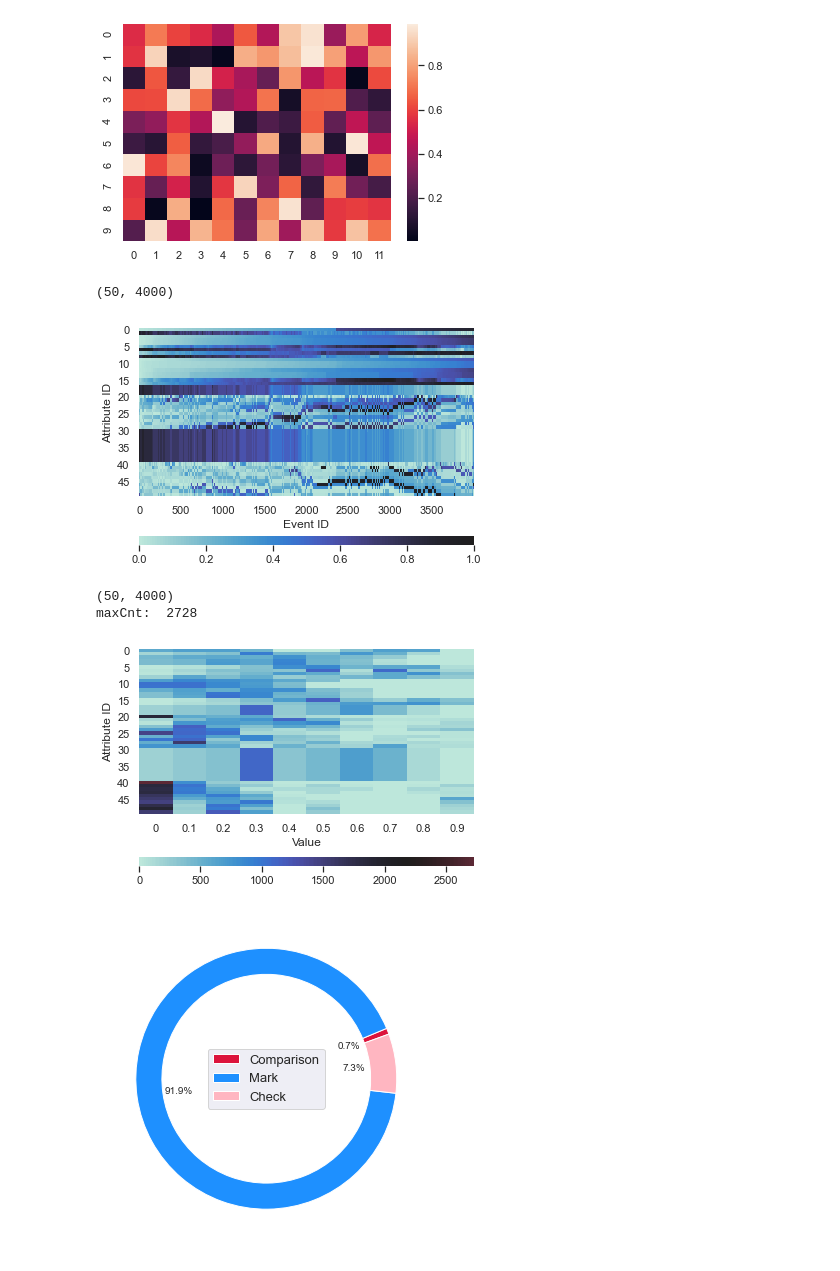
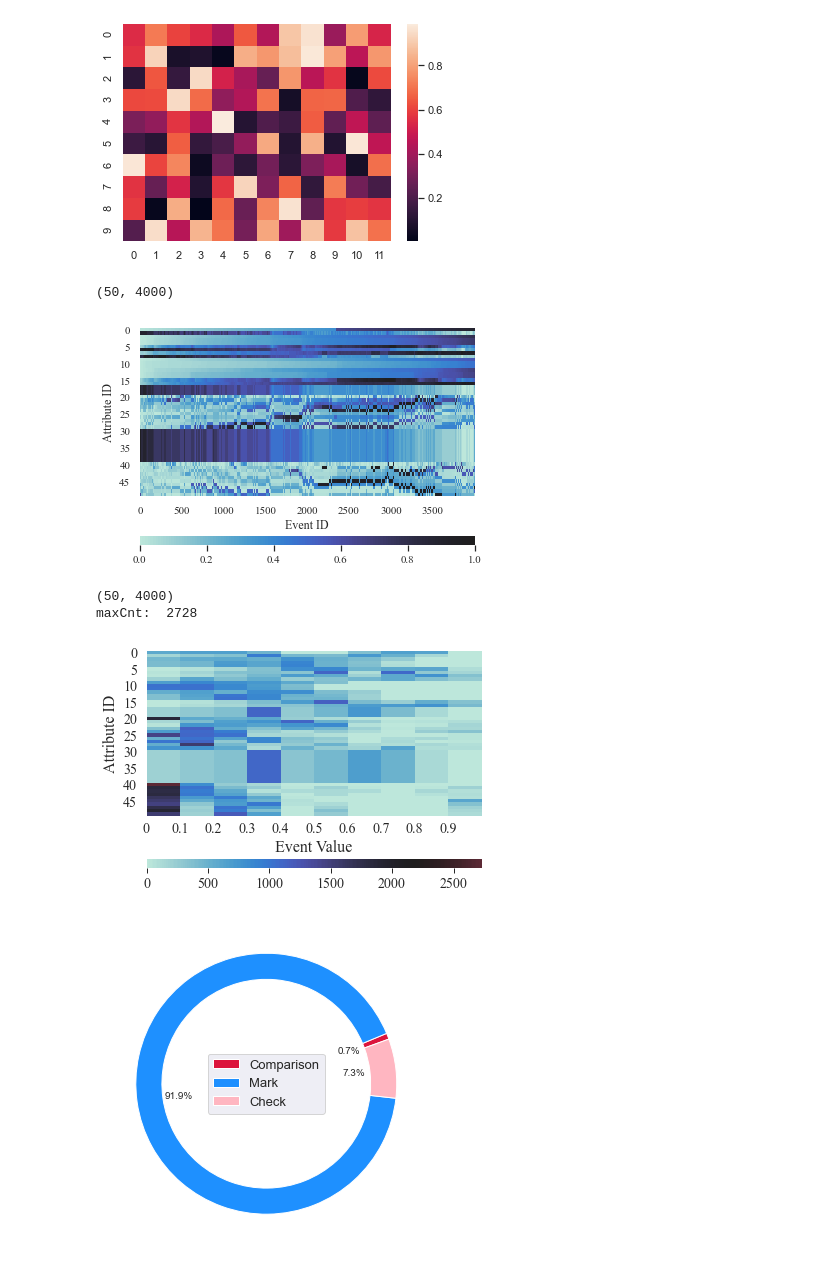
Before and after one commit to shiwanghua/HEM, a Jupyter notebook: pictures/HEM_expand/VisualizeDataset.ipynb, the cells around one changed output. Cells and saved outputs as stored; diff of their text form; code cells hidden in the pictures.

```diff
--- a/pictures/HEM_expand/VisualizeDataset.ipynb
+++ b/pictures/HEM_expand/VisualizeDataset.ipynb
@@ -3,7 +3,8 @@ import numpy as np;
 import pandas as pd
 import seaborn as sns
 import matplotlib.pyplot as plt
-
+import matplotlib.transforms as mtrans
+plt.rcParams['font.family'] = ['Times New Roman']  #
 np.random.seed(0)
 sns.set_theme()
 
@@ -45,12 +46,13 @@ ax.set_xlabel('Event ID',fontsize=12)
 ax.set_ylabel('Attribute ID',fontsize=12)
 ax.tick_params(axis='y', rotation=0)
 
+plt.rcParams['font.family'] = ['Times New Roman']  #
 gcf = plt.gcf()
 plt.show()
 gcf.savefig('./DatasetValueDistribution1.pdf', format='pdf', bbox_inches='tight')
 # %% [output]
 (50, 4000)
-[figure, old version]
+[figure, new version]
 # %%
 eventNum=4000
 maxValue=1000000
@@ -64,38 +66,47 @@ print(data.shape)
 intervalCnt = 10 # 把【0,1】划分成多少个子区间进行后续统计
 minGap = 1/intervalCnt # 最小间隔，子区间长度，用于计算落入哪个子区间
 attrNum = 50 # 属性个数
 fb = [[0]*intervalCnt for i in range(0,attrNum)]
 
 for i in range(attrNum):
     for j in range(eventNum):
         fb[i][int(data[i][j]/minGap)]+=1
 maxCnt = max(max(c for c in fb))
 print('maxCnt: ', maxCnt)
 
 # for i in range(attrNum):
 #     for j in range(intervalCnt):
 #         fb[i][j]/=maxCnt
 # maxCnt=1
 
 grid_kws = {"height_ratios": (.9, .05), "hspace": .5}
 f, (ax, cbar_ax) = plt.subplots(2, gridspec_kw=grid_kws)
 
 ax = sns.heatmap(fb,vmin=0,vmax=maxCnt, center=maxCnt*0.8, xticklabels=int(intervalCnt/10),yticklabels=5,
                  ax=ax,cbar_ax=cbar_ax,
                  cbar_kws={"orientation": "horizontal"})
-ax.set_xlabel('Value',fontsize=12)
-ax.set_ylabel('Attribute ID',fontsize=12)
+ax.set_xlabel('Event Value',fontsize=16)
+ax.set_ylabel('Attribute ID',fontsize=16)
 # ax.set_xticks([0, 10, 20, 30, 40, 50, 60, 70, 80, 90])
-ax.set_xticklabels(['0','0.1','0.2','0.3','0.4','0.5','0.6','0.7','0.8','0.9'])
+ax.set_xticklabels(['0','0.1','0.2','0.3','0.4','0.5','0.6','0.7','0.8','0.9'],fontsize=14)
+ax.set_yticklabels([0, 5, 10, 15, 20, 25, 30, 35, 40, 45],fontsize=14)
+
+trans = mtrans.Affine2D().translate(17, -3)
+for xtl in ax.get_xticklabels():
+#     print(xtl)
+    xtl.set_transform(xtl.get_transform()-trans) # x轴刻度标签往左移动一点
+#     xtl.set_position((xtl.get_position()[0]-0.5, 0))
+#     print(xtl)
 ax.tick_params(axis='y', rotation=0)
-
+plt.tick_params(direction='out', labelsize=14, length=5, width=1)
+plt.rcParams['font.family'] = ['Times New Roman']  #
 gcf = plt.gcf()
 plt.show()
 gcf.savefig('./DatasetValueDistribution2.pdf', format='pdf', bbox_inches='tight')
 # %% [output]
 (50, 4000)
 maxCnt:  2728
-[figure, old version]
+[figure, new version]
 # %%
 
 cmp=44377
```
Also changed, not shown: 16 other files.
